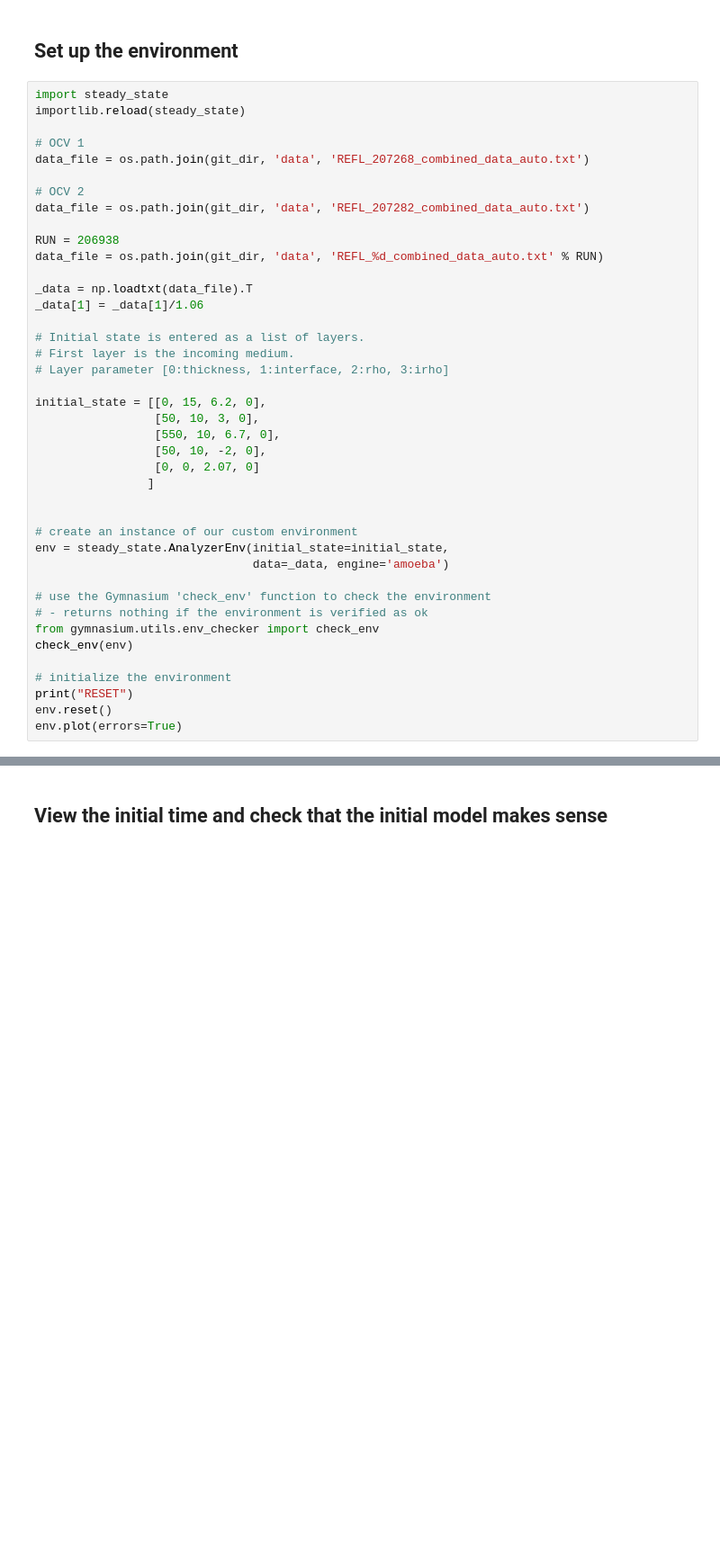
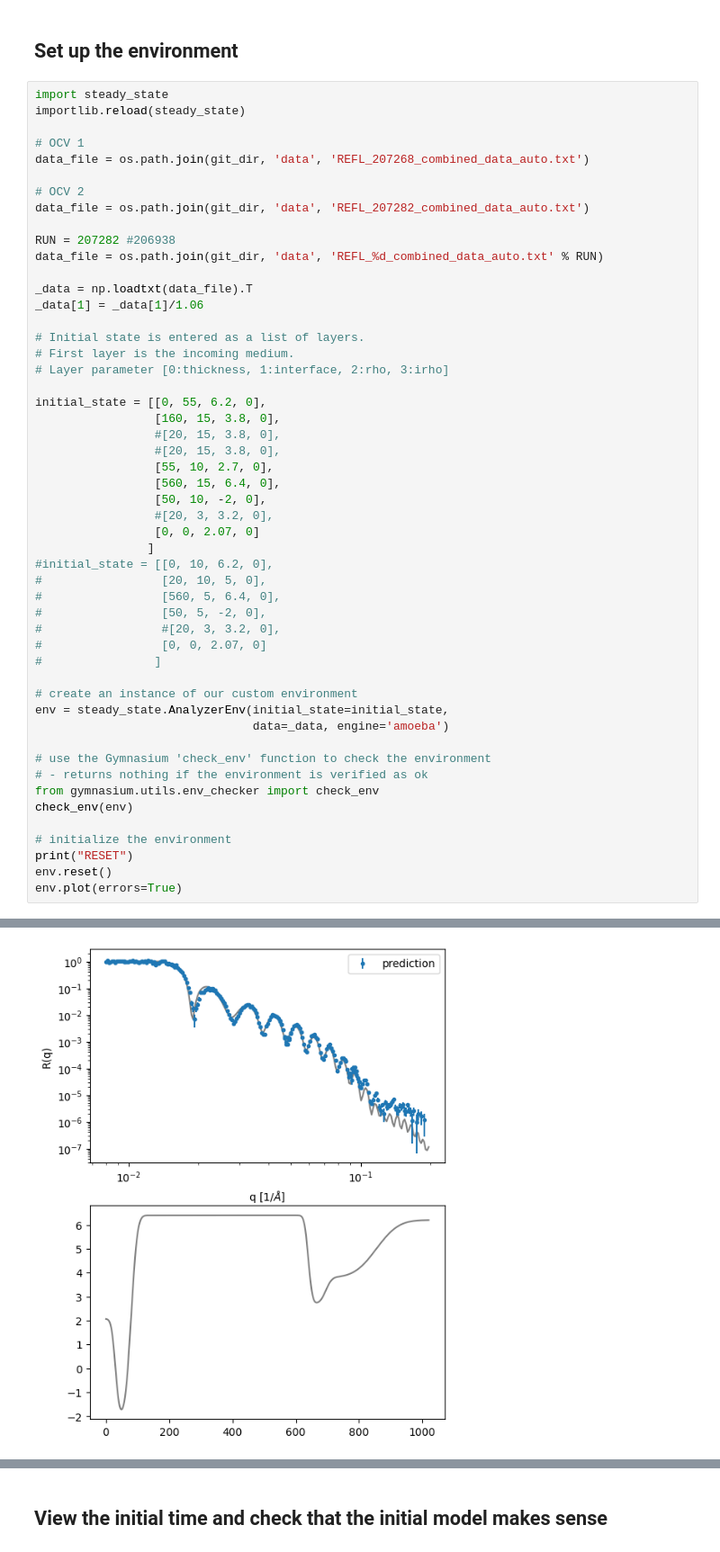
Before and after one commit to mdoucet/time-resolved-nr, a Jupyter notebook: notebooks/steady-state.ipynb, the cells around one changed output, grey strips where cells are left out. Shown at 90% size. Saved outputs shown, nothing was run; the diff lists cells and outputs as text; blank space fills up the shorter version.

```diff
--- a/notebooks/steady-state.ipynb
+++ b/notebooks/steady-state.ipynb
@@ -36,7 +36,7 @@ data_file = os.path.join(git_dir, 'data', 'REFL_207268_combined_data_auto.txt')
 # OCV 2
 data_file = os.path.join(git_dir, 'data', 'REFL_207282_combined_data_auto.txt')
 
-RUN = 206938
+RUN = 207282 #206938
 data_file = os.path.join(git_dir, 'data', 'REFL_%d_combined_data_auto.txt' % RUN)
 
 _data = np.loadtxt(data_file).T
@@ -46,13 +46,23 @@ _data[1] = _data[1]/1.06
 # First layer is the incoming medium.
 # Layer parameter [0:thickness, 1:interface, 2:rho, 3:irho]
 
-initial_state = [[0, 15, 6.2, 0],
-                 [50, 10, 3, 0],
-                 [550, 10, 6.7, 0],
+initial_state = [[0, 55, 6.2, 0],
+                 [160, 15, 3.8, 0],
+                 #[20, 15, 3.8, 0],
+                 #[20, 15, 3.8, 0],
+                 [55, 10, 2.7, 0],
+                 [560, 15, 6.4, 0],
                  [50, 10, -2, 0],
+                 #[20, 3, 3.2, 0],
                  [0, 0, 2.07, 0]
                 ]
-
+#initial_state = [[0, 10, 6.2, 0],
+#                 [20, 10, 5, 0],
+#                 [560, 5, 6.4, 0],
+#                 [50, 5, -2, 0],
+#                 #[20, 3, 3.2, 0],
+#                 [0, 0, 2.07, 0]
+#                ]
 
 # create an instance of our custom environment
 env = steady_state.AnalyzerEnv(initial_state=initial_state,
@@ -73,0 +82 @@ RESET
+[figure, added]
```
Also changed, not shown: parts of 7 cells of this notebook, 2 other files.
